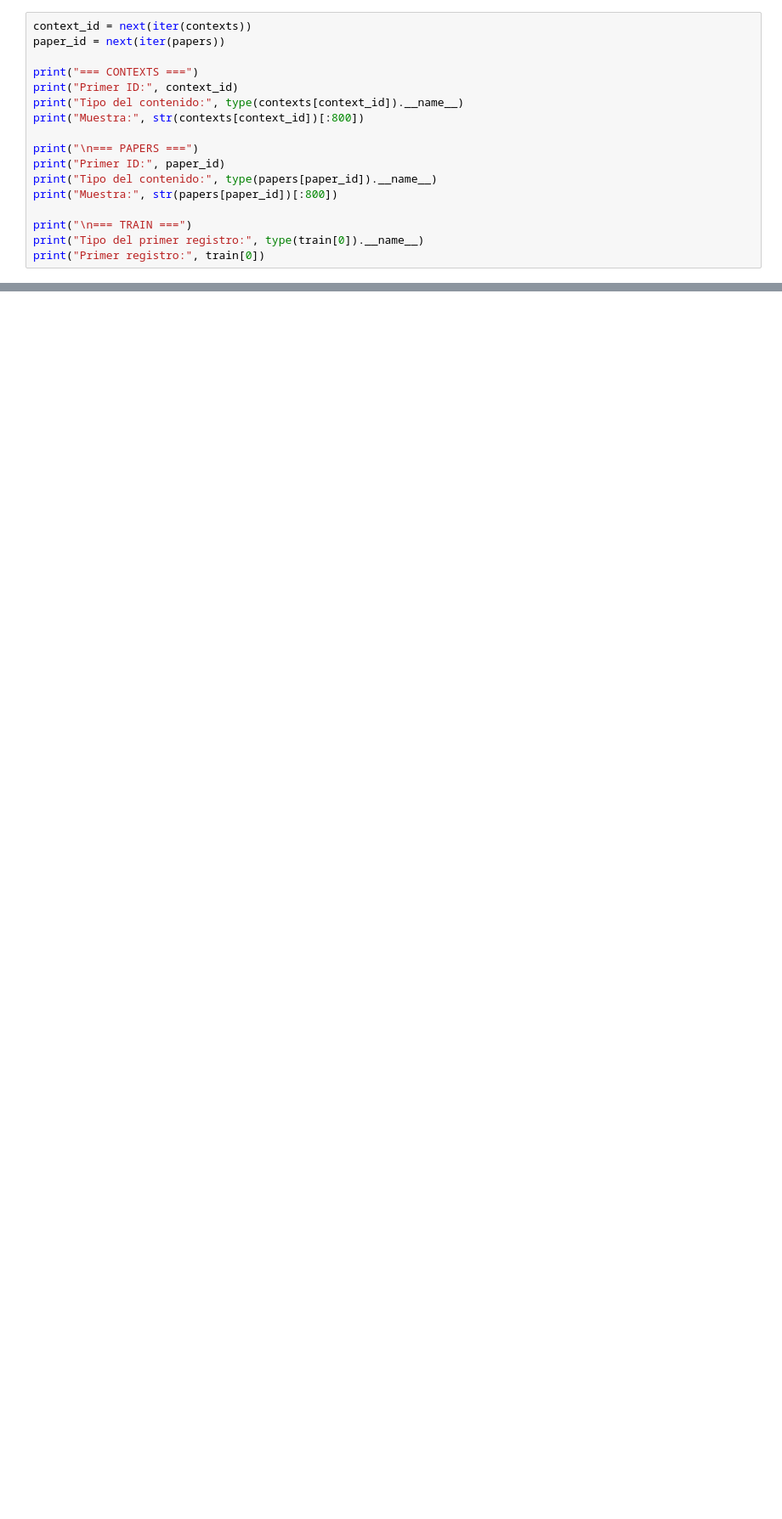
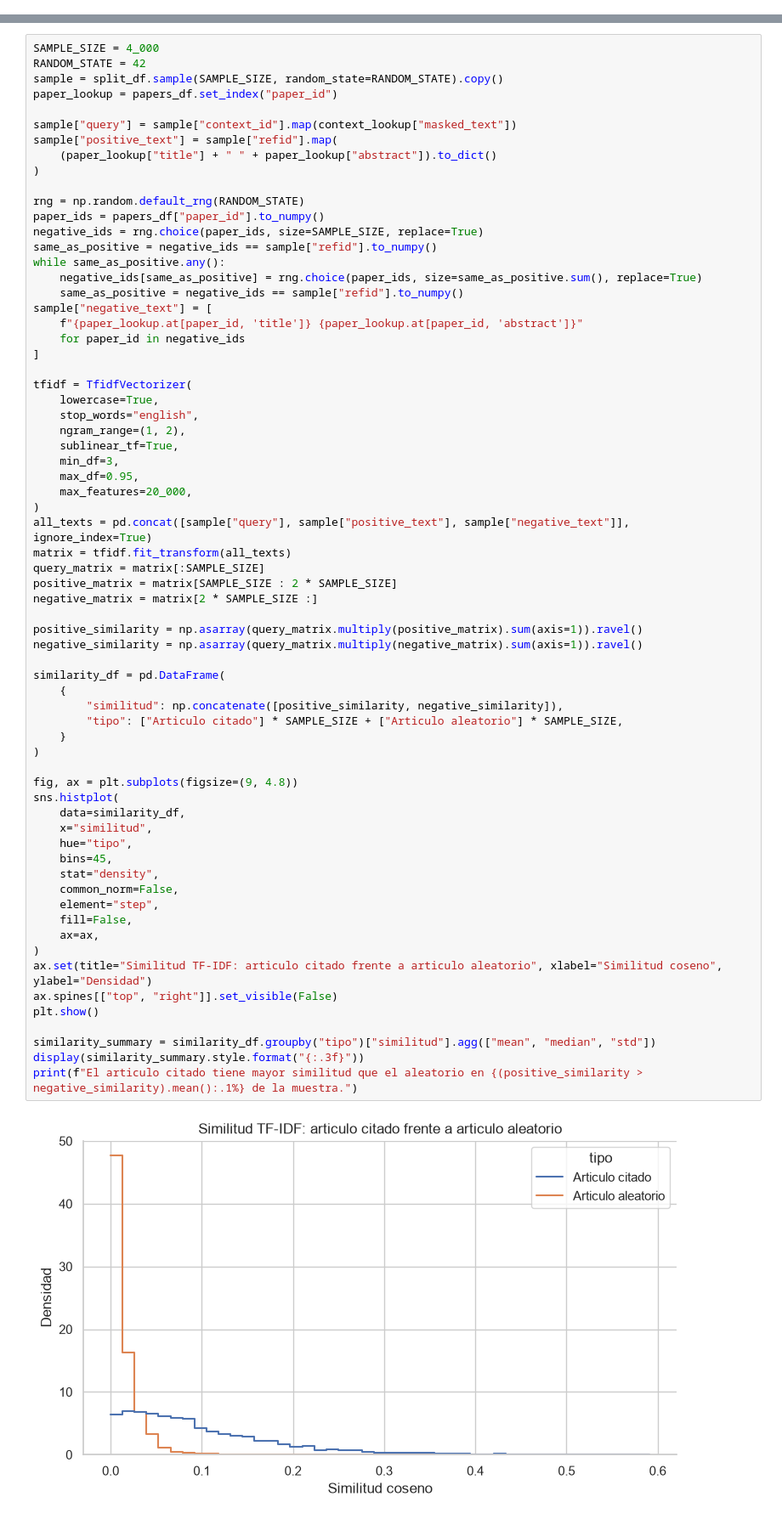
Before and after one commit to Byron971/microproyecto-local-citation, a Jupyter notebook: notebooks/01_exploracion_datos.ipynb, the cells around one changed output, grey strips where cells are left out. Shown at 85% size. Drawn from its saved outputs; the diff is of its cells as text; blank space fills up the shorter version.

```diff
--- a/notebooks/01_exploracion_datos.ipynb
+++ b/notebooks/01_exploracion_datos.ipynb
@@ -58,17 +0,0 @@ Entender la estructura interna de los datos
-# %%
-context_id = next(iter(contexts))
-paper_id = next(iter(papers))
-
-print("=== CONTEXTS ===")
-print("Primer ID:", context_id)
-print("Tipo del contenido:", type(contexts[context_id]).__name__)
-print("Muestra:", str(contexts[context_id])[:800])
-
-print("\n=== PAPERS ===")
-print("Primer ID:", paper_id)
-print("Tipo del contenido:", type(papers[paper_id]).__name__)
-print("Muestra:", str(papers[paper_id])[:800])
-
-print("\n=== TRAIN ===")
-print("Tipo del primer registro:", type(train[0]).__name__)
-print("Primer registro:", train[0])
@@ -179,0 +300,69 @@ Positive IDs: ['P08-2011']
+# %%
+SAMPLE_SIZE = 4_000
+RANDOM_STATE = 42
+sample = split_df.sample(SAMPLE_SIZE, random_state=RANDOM_STATE).copy()
+paper_lookup = papers_df.set_index("paper_id")
+
+sample["query"] = sample["context_id"].map(context_lookup["masked_text"])
+sample["positive_text"] = sample["refid"].map(
+    (paper_lookup["title"] + " " + paper_lookup["abstract"]).to_dict()
+)
+
+rng = np.random.default_rng(RANDOM_STATE)
+paper_ids = papers_df["paper_id"].to_numpy()
+negative_ids = rng.choice(paper_ids, size=SAMPLE_SIZE, replace=True)
+same_as_positive = negative_ids == sample["refid"].to_numpy()
+while same_as_positive.any():
+    negative_ids[same_as_positive] = rng.choice(paper_ids, size=same_as_positive.sum(), replace=True)
+    same_as_positive = negative_ids == sample["refid"].to_numpy()
+sample["negative_text"] = [
+    f"{paper_lookup.at[paper_id, 'title']} {paper_lookup.at[paper_id, 'abstract']}"
+    for paper_id in negative_ids
+]
+
+tfidf = TfidfVectorizer(
+    lowercase=True,
+    stop_words="english",
+    ngram_range=(1, 2),
+    sublinear_tf=True,
+    min_df=3,
+    max_df=0.95,
+    max_features=20_000,
+)
+all_texts = pd.concat([sample["query"], sample["positive_text"], sample["negative_text"]], ignore_index=True)
+matrix = tfidf.fit_transform(all_texts)
+query_matrix = matrix[:SAMPLE_SIZE]
+positive_matrix = matrix[SAMPLE_SIZE : 2 * SAMPLE_SIZE]
+negative_matrix = matrix[2 * SAMPLE_SIZE :]
+
+positive_similarity = np.asarray(query_matrix.multiply(positive_matrix).sum(axis=1)).ravel()
+negative_similarity = np.asarray(query_matrix.multiply(negative_matrix).sum(axis=1)).ravel()
+
+similarity_df = pd.DataFrame(
+    {
+        "similitud": np.concatenate([positive_similarity, negative_similarity]),
+        "tipo": ["Articulo citado"] * SAMPLE_SIZE + ["Articulo aleatorio"] * SAMPLE_SIZE,
+    }
+)
+
+fig, ax = plt.subplots(figsize=(9, 4.8))
+sns.histplot(
+    data=similarity_df,
+    x="similitud",
+    hue="tipo",
+    bins=45,
+    stat="density",
+    common_norm=False,
+    element="step",
+    fill=False,
+    ax=ax,
+)
+ax.set(title="Similitud TF-IDF: articulo citado frente a articulo aleatorio", xlabel="Similitud coseno", ylabel="Densidad")
+ax.spines[["top", "right"]].set_visible(False)
+plt.show()
+
+similarity_summary = similarity_df.groupby("tipo")["similitud"].agg(["mean", "median", "std"])
+display(similarity_summary.style.format("{:.3f}"))
+print(f"El articulo citado tiene mayor similitud que el aleatorio en {(positive_similarity > negative_similarity).mean():.1%} de la muestra.")
+# %% [output]
+[figure, added]
```
Also changed, not shown: parts of 39 cells of this notebook, 8 other files.
